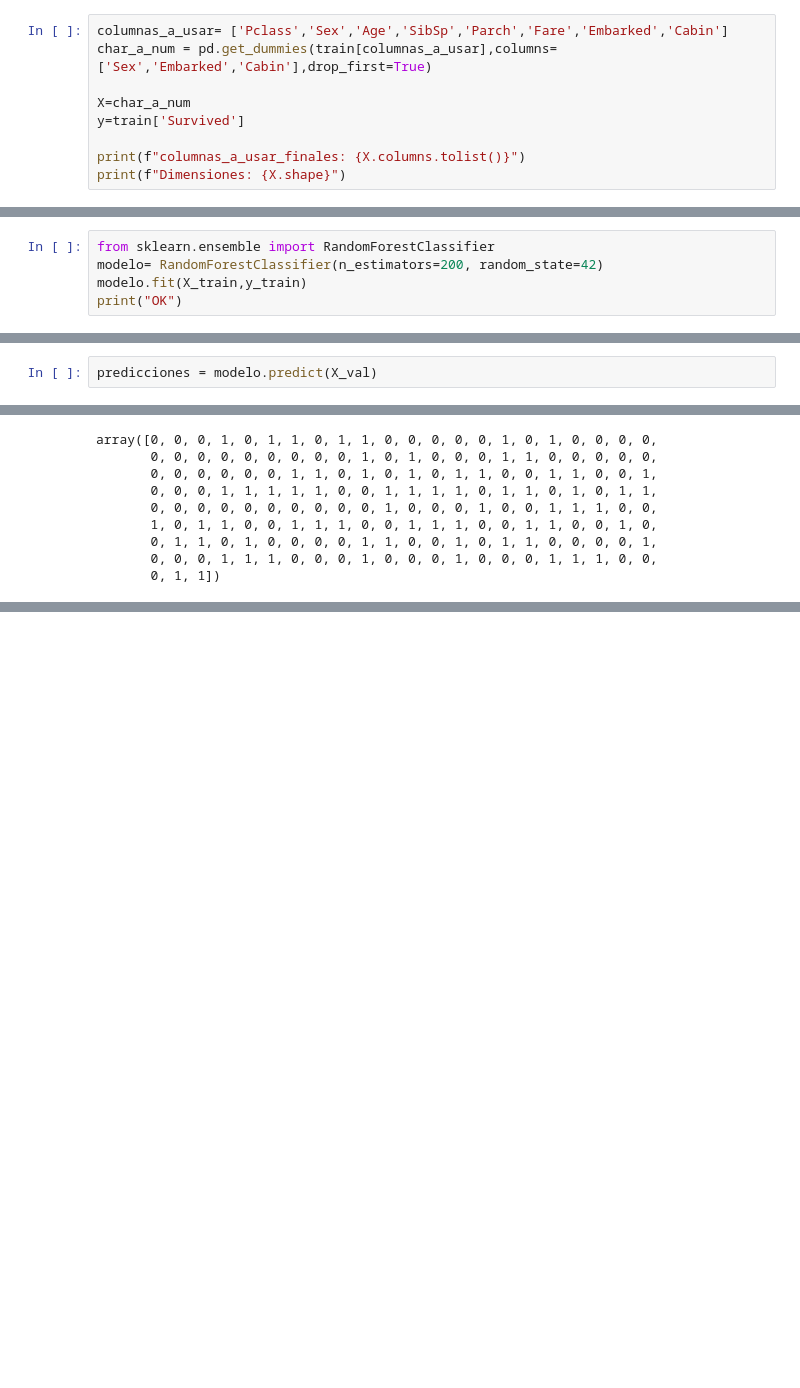
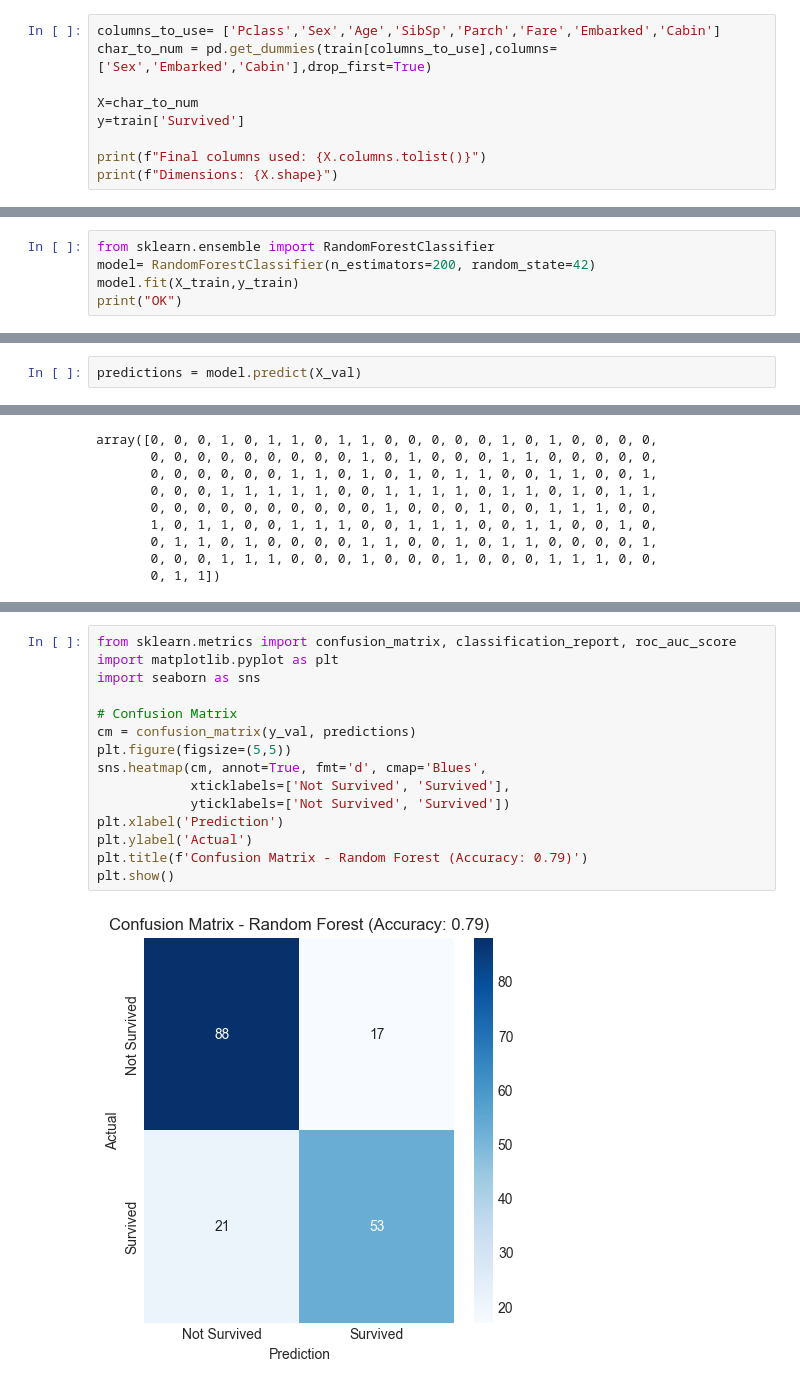
Before and after one commit to Jordi1023/Proyecto_Titanic, a Jupyter notebook: proyecto_titanic.ipynb, the cells around one changed output, grey strips where cells are left out. Drawn from its saved outputs; the diff is of its cells as text; blank space fills up the shorter version.

```diff
--- a/proyecto_titanic.ipynb
+++ b/proyecto_titanic.ipynb
@@ -277,10 +277,10 @@ Name: Age, dtype: float64
 # %%
-columnas_a_usar= ['Pclass','Sex','Age','SibSp','Parch','Fare','Embarked','Cabin']
-char_a_num = pd.get_dummies(train[columnas_a_usar],columns=['Sex','Embarked','Cabin'],drop_first=True)
+columns_to_use= ['Pclass','Sex','Age','SibSp','Parch','Fare','Embarked','Cabin']
+char_to_num = pd.get_dummies(train[columns_to_use],columns=['Sex','Embarked','Cabin'],drop_first=True)
 
-X=char_a_num
+X=char_to_num
 y=train['Survived']
 
-print(f"columnas_a_usar_finales: {X.columns.tolist()}")
-print(f"Dimensiones: {X.shape}")
+print(f"Final columns used: {X.columns.tolist()}")
+print(f"Dimensions: {X.shape}")
 # %% [output]
@@ -296,12 +296,12 @@ Entrenamiento:(712, 16), Validacion:(179, 16)
 # %%
 from sklearn.ensemble import RandomForestClassifier
-modelo= RandomForestClassifier(n_estimators=200, random_state=42)
-modelo.fit(X_train,y_train)
+model= RandomForestClassifier(n_estimators=200, random_state=42)
+model.fit(X_train,y_train)
 print("OK")
 # %% [output]
 OK
 # %%
-predicciones = modelo.predict(X_val)
+predictions = model.predict(X_val)
 # %%
 predicciones
 # %% [output]
@@ -322,0 +325,17 @@ Precision:0.79
+# %%
+from sklearn.metrics import confusion_matrix, classification_report, roc_auc_score
+import matplotlib.pyplot as plt
+import seaborn as sns
+
+# Confusion Matrix
+cm = confusion_matrix(y_val, predictions)
+plt.figure(figsize=(5,5))
+sns.heatmap(cm, annot=True, fmt='d', cmap='Blues',
+            xticklabels=['Not Survived', 'Survived'],
+            yticklabels=['Not Survived', 'Survived'])
+plt.xlabel('Prediction')
+plt.ylabel('Actual')
+plt.title(f'Confusion Matrix - Random Forest (Accuracy: 0.79)')
+plt.show()
+# %% [output]
+[figure, added]
```
Also changed, not shown: parts of 14 cells of this notebook.
